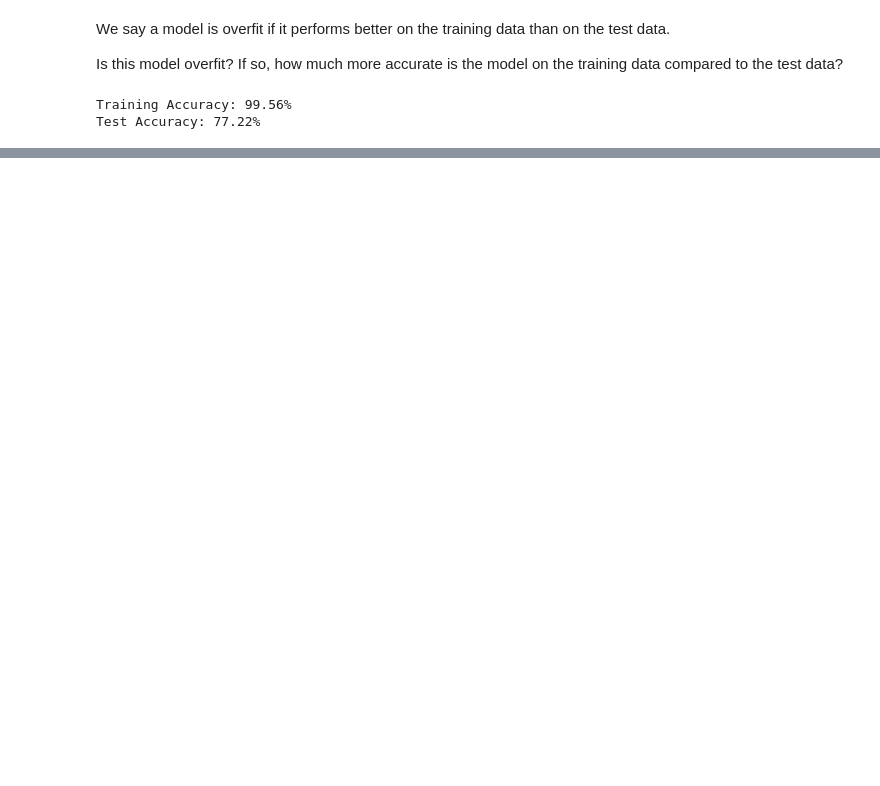
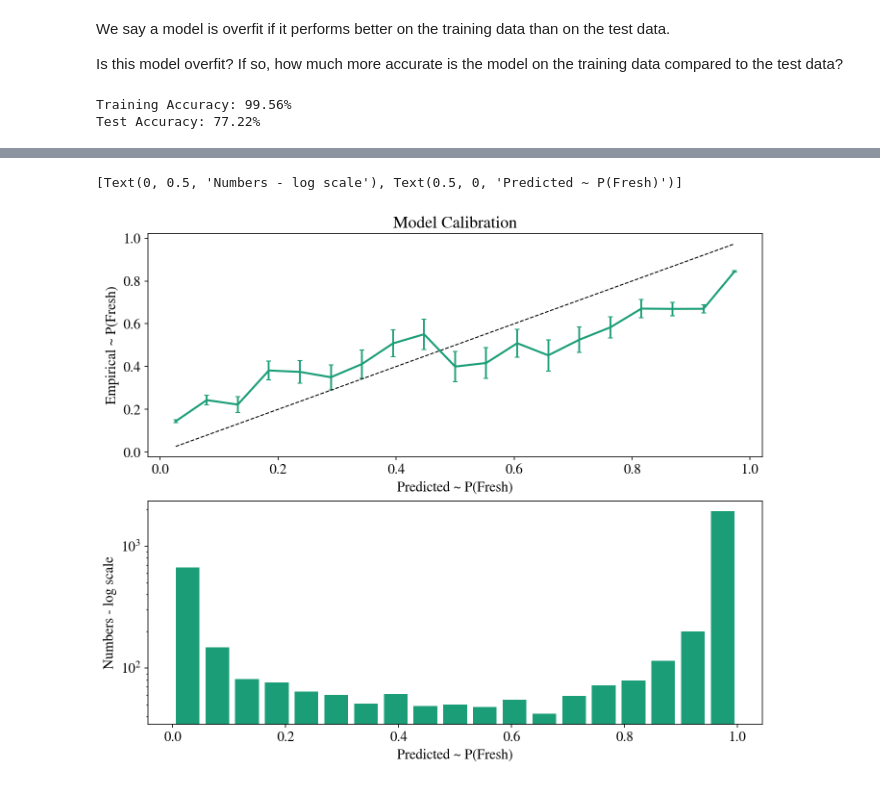
Before and after one commit to joaoDragado/dSc_roadmap, a Jupyter notebook: projects/SentimentAnalysis/HW3_user.ipynb, the cells around one changed output, grey strips where cells are left out. Drawn from its saved outputs; the diff is of its cells as text; code cells hidden in the pictures; blank space fills up the shorter version.

Commit message:
stablishing model confidence level.

```diff
--- a/projects/SentimentAnalysis/HW3_user.ipynb
+++ b/projects/SentimentAnalysis/HW3_user.ipynb
@@ -202,0 +226,7 @@ Test Accuracy: 77.22%
+# %%
+# model probabilities of freshness
+prob = clf.predict_proba(xtest)[:,1]
+# observed responces
+outcome = ytest
+data = pd.DataFrame(dict(prob=prob, outcome=outcome))
+data.head()
@@ -202,0 +240,12 @@ Test Accuracy: 77.22%
+# %%
+bins = np.linspace(0,1,20)
+# sort probs & group into 20 equal-sized bins
+cuts = pd.cut(prob, bins)
+binwidth = bins[1] - bins[0]
+# compute average observed freshness per bin
+cal = data.groupby(cuts).outcome.agg(['mean', 'count'])
+# pmid is the average model probability of each bin
+cal['pmid'] = (bins[:-1] + bins[1:]) / 2
+# sig is the model uncertainty (avg error) for each bin
+cal['sig'] = np.sqrt(cal.pmid * (1 - cal.pmid) / cal['count'])
+cal.head()
@@ -202,0 +259,25 @@ Test Accuracy: 77.22%
+# %%
+fig, axes = plt.subplots(2,1, sharex=False, figsize=(11,9))
+
+axes[0].set_title('Model Calibration')
+
+# settings for the error-bars
+e_bar = {}
+
+axes[0].errorbar(cal.pmid, cal['mean'], cal['sig'],
+                 elinewidth=1.8, capsize=2.5)
+axes[0].plot(cal.pmid, cal.pmid,
+             linestyle='--', lw=1,
+             color='k')
+
+axes[1].hist(prob, bins=bins,
+                log=True, rwidth=0.8)
+
+axes[0].set(xlabel="Predicted ~ P(Fresh)",
+            ylabel="Empirical ~ P(Fresh)")
+
+axes[1].set(xlabel="Predicted ~ P(Fresh)",
+           ylabel="Numbers - log scale")
+# %% [output]
+[Text(0, 0.5, 'Numbers - log scale'), Text(0.5, 0, 'Predicted ~ P(Fresh)')]
+[figure, added]
```
Also changed, not shown: parts of 10 cells of this notebook, 3 other files.
